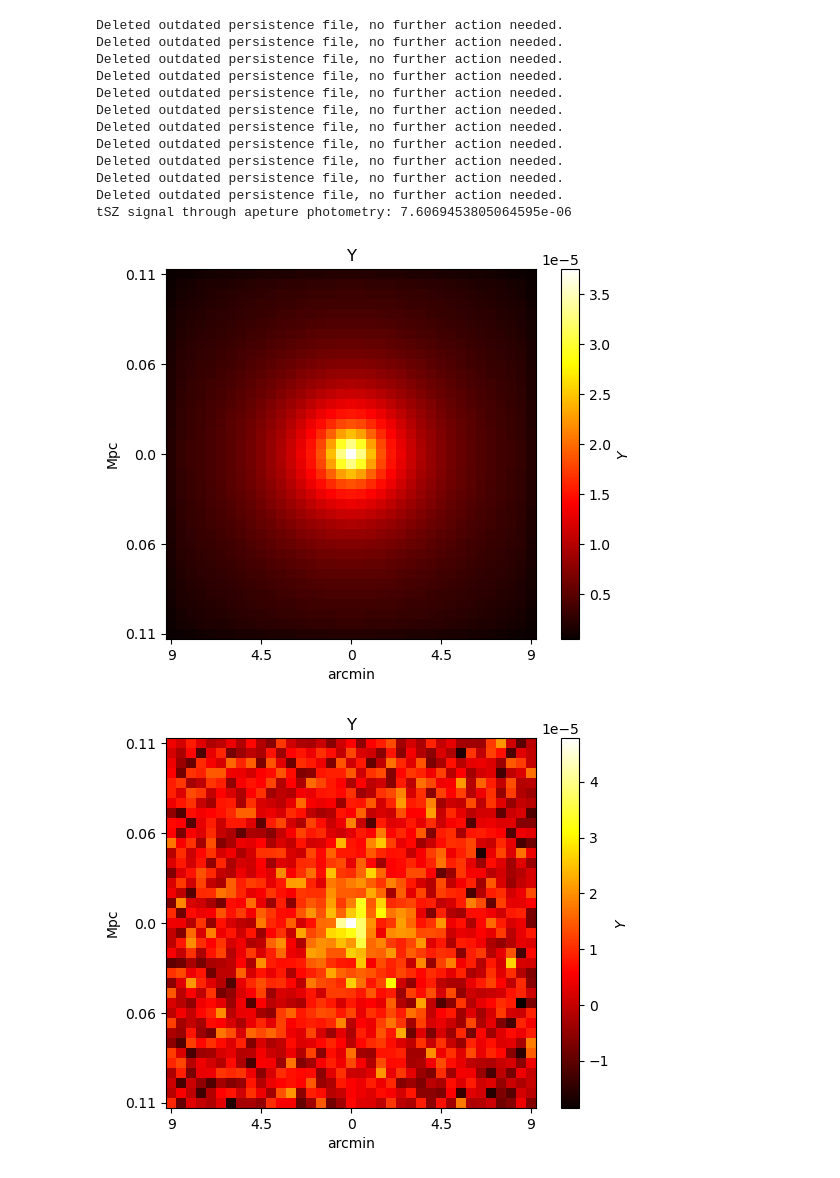
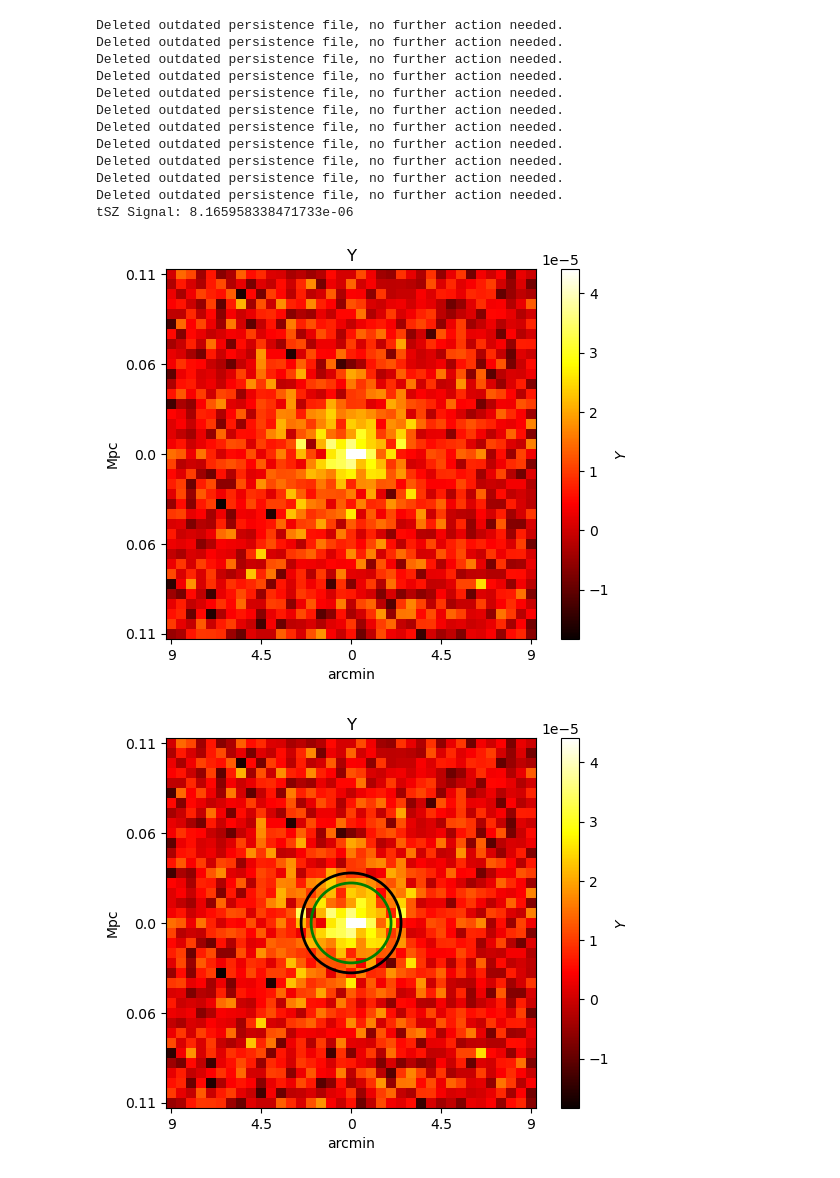
Before and after one commit to deepskies/DeepSZSim, a Jupyter notebook: generator.ipynb, the cells around one changed output. Cells and saved outputs as stored; diff of their text form; code cells hidden in the pictures.

```diff
--- a/generator.ipynb
+++ b/generator.ipynb
@@ -3,7 +3,6 @@ import simulation as sim
 import numpy as np
 import os
 import shutil
-import cv2
 import matplotlib.pyplot as plt
 
 #Load Cosmology
@@ -17,7 +16,8 @@ shutil.rmtree(path)
 os.mkdir(path)
 
 #Select options for images
-num = [4, 8, 9]
+# nums = np.arange(9) + 1
+nums = [8,9]
 
 #Input Mass and Redshift
 Mass = [5]
@@ -28,40 +28,43 @@ tele = 'SPT'
 f = 150
 
 #Retrieve Observation-related Parameters
 beam_size, noise_level = sim.tele_para(tele, f)
 
 #Converting to correct scale
 f *= 1e9
 
 for i in range(np.size(Mass)):
 
     Mass[i] *= 1e13
     radius = np.linspace(0.1, 9, 10)     #arcmin
     new_r = sim.arcmin_to_Mpc(radius, z[i])
     battaglia_pro = np.array([sim.battaglia_profile(r, Mass[i], z[i]) for r in new_r])
     y_pro = sim.epp_to_y(battaglia_pro)
 
-    Map = sim.generate_img(radius, y_pro, f, noise_level, beam_size, z[i], AP = True)
-    tsz_sig = sim.tSZ_signal(Map)
-    print("tSZ signal through apeture photometry: " + str(tsz_sig))
+    abs_path = os.path.join(path, str(i))
+    sim.generate_img(radius, y_pro, f, noise_level, beam_size, z[i], nums, p = abs_path, AP = True)
 
-    for j in range(np.size(num)):
+#     Map = sim.generate_img(radius, y_pro, f, noise_level, beam_size, z[i], AP = True)
+#     tsz_sig = sim.tSZ_signal(Map)
+#     print("tSZ signal through apeture photometry: " + str(tsz_sig))
 
-        img = str(i)+str(num[j])+'.png'
-        abs_path = os.path.join(path, img)
-        sim.generate_img(radius, y_pro, f, noise_level, beam_size, z[i], option = num[j], p = abs_path)
+#     for j in range(np.size(num)):
+
+#         img = str(i)+str(num[j])+'.png'
+#         abs_path = os.path.join(path, img)
+#         sim.generate_img(radius, y_pro, f, noise_level, beam_size, z[i], option = num[j], p = abs_path)
 # %% [output]
 Deleted outdated persistence file, no further action needed.
 Deleted outdated persistence file, no further action needed.
 Deleted outdated persistence file, no further action needed.
 Deleted outdated persistence file, no further action needed.
 Deleted outdated persistence file, no further action needed.
 Deleted outdated persistence file, no further action needed.
 Deleted outdated persistence file, no further action needed.
 Deleted outdated persistence file, no further action needed.
 Deleted outdated persistence file, no further action needed.
 Deleted outdated persistence file, no further action needed.
 Deleted outdated persistence file, no further action needed.
-tSZ signal through apeture photometry: 7.6069453805064595e-06
+tSZ Signal: 8.165958338471733e-06
-[figure, old version]
+[figure, new version]
-[figure, old version]
+[figure, new version]
```
Also changed, not shown: parts of 1 cell of this notebook, 1 other file.
